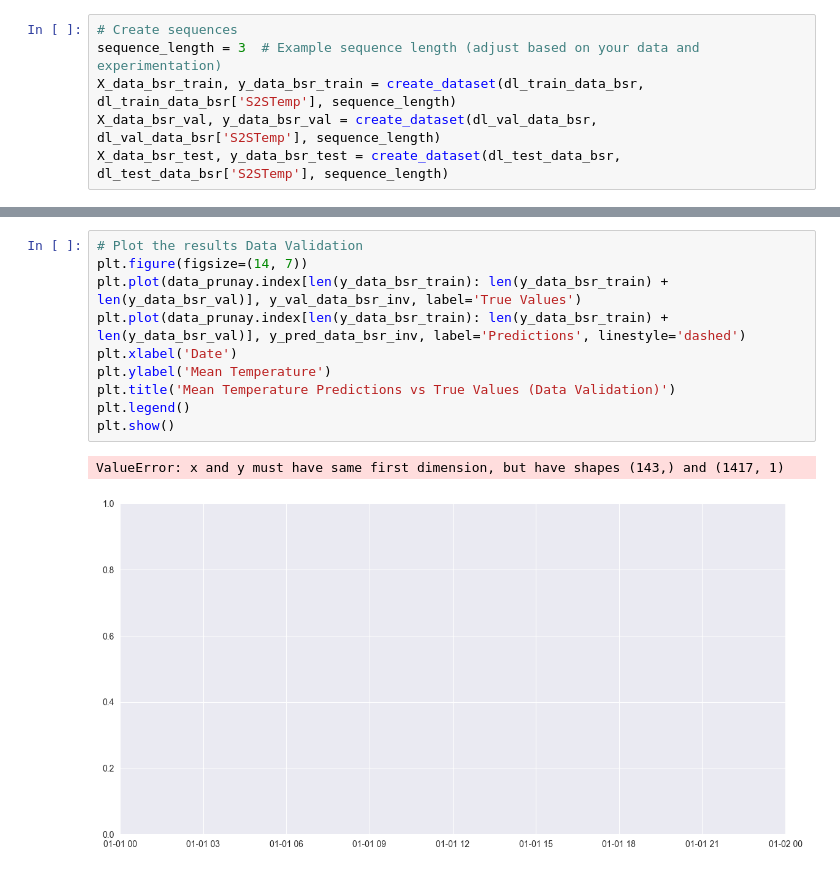
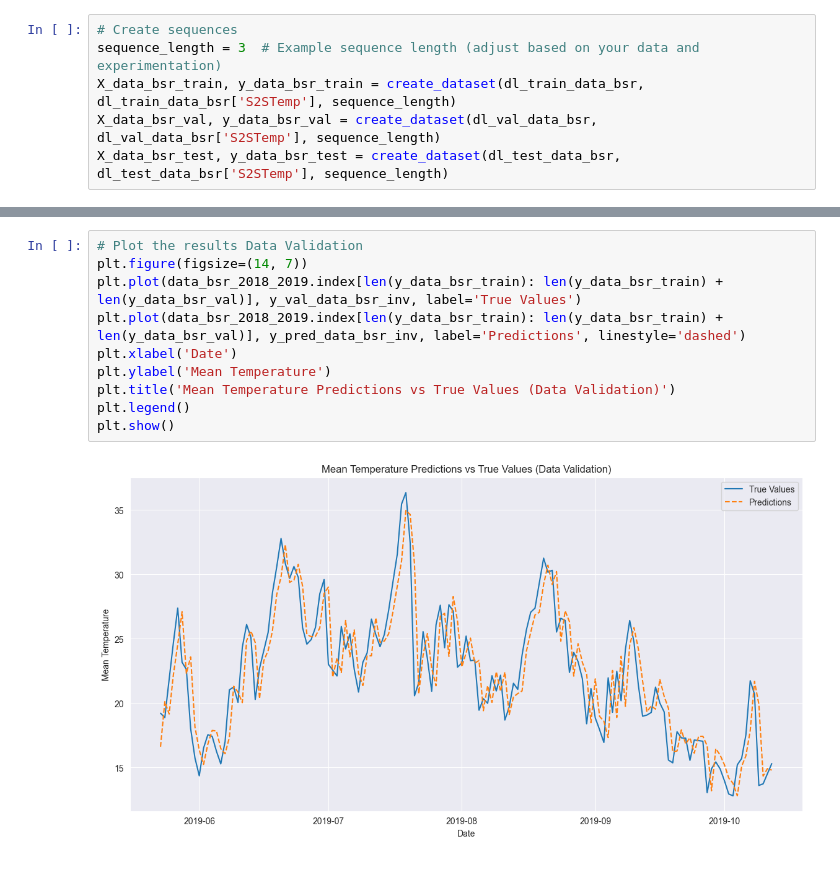
Before and after one commit to kubit07/data_analyse_DRIAS, a Jupyter notebook: bidirectional_lstm_model.ipynb, the cells around one changed output, grey strips where cells are left out. Drawn from its saved outputs; the diff is of its cells as text.

```diff
--- a/bidirectional_lstm_model.ipynb
+++ b/bidirectional_lstm_model.ipynb
@@ -680,15 +794,14 @@ R2 Score: -8.0180
 # %%
 # Plot the results Data Validation
 plt.figure(figsize=(14, 7))
-plt.plot(data_prunay.index[len(y_data_bsr_train): len(y_data_bsr_train) + len(y_data_bsr_val)], y_val_data_bsr_inv, label='True Values')
-plt.plot(data_prunay.index[len(y_data_bsr_train): len(y_data_bsr_train) + len(y_data_bsr_val)], y_pred_data_bsr_inv, label='Predictions', linestyle='dashed')
+plt.plot(data_bsr_2018_2019.index[len(y_data_bsr_train): len(y_data_bsr_train) + len(y_data_bsr_val)], y_val_data_bsr_inv, label='True Values')
+plt.plot(data_bsr_2018_2019.index[len(y_data_bsr_train): len(y_data_bsr_train) + len(y_data_bsr_val)], y_pred_data_bsr_inv, label='Predictions', linestyle='dashed')
 plt.xlabel('Date')
 plt.ylabel('Mean Temperature')
 plt.title('Mean Temperature Predictions vs True Values (Data Validation)')
 plt.legend()
 plt.show()
 # %% [output]
-ValueError: x and y must have same first dimension, but have shapes (143,) and (1417, 1)
-[figure, old version]
+[figure, new version]
 # %%
 # Make predictions data test
```
Also changed, not shown: parts of 68 cells of this notebook.
